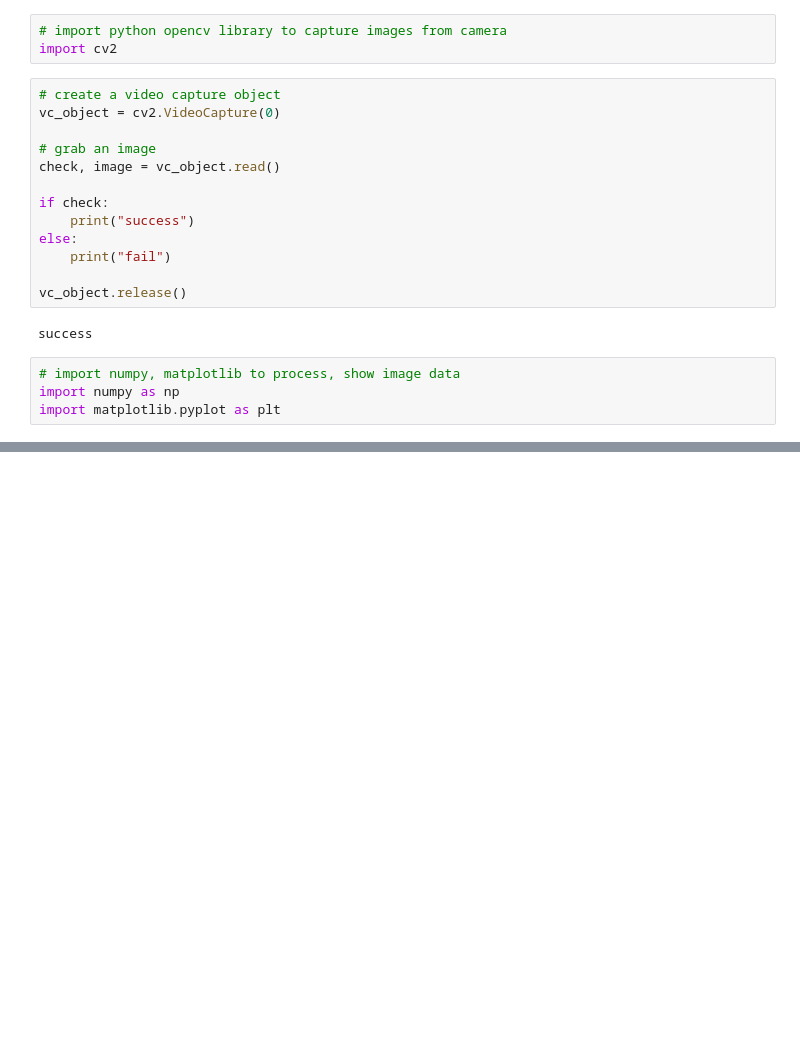
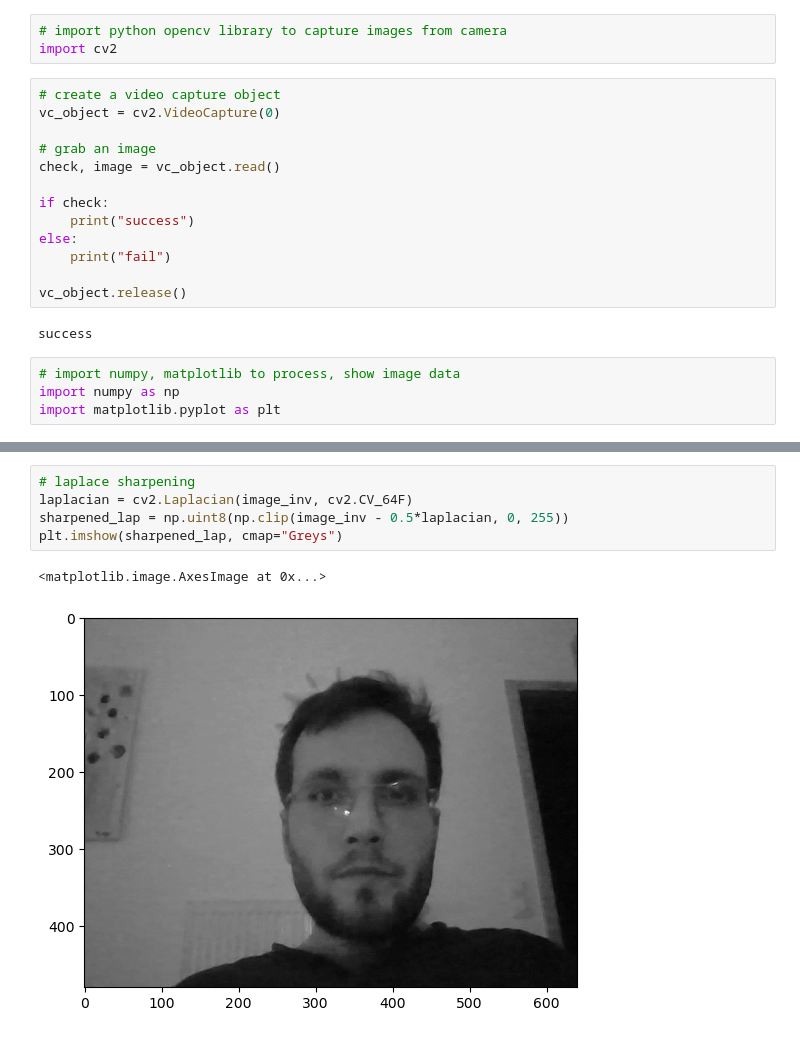
Before and after one commit to Sven90/Image_Processing, a Jupyter notebook: cam_capture.ipynb, the cells around one changed output, grey strips where cells are left out. Cells and saved outputs as stored; diff of their text form; blank space fills up the shorter version.

Commit message:
filtering and sharpening

```diff
--- a/cam_capture.ipynb
+++ b/cam_capture.ipynb
@@ -28,0 +32,8 @@ plt.imshow(image[:,:,1], cmap="Greys")
+# %%
+# laplace sharpening
+laplacian = cv2.Laplacian(image_inv, cv2.CV_64F)
+sharpened_lap = np.uint8(np.clip(image_inv - 0.5*laplacian, 0, 255))
+plt.imshow(sharpened_lap, cmap="Greys")
+# %% [output]
+<matplotlib.image.AxesImage at 0x...>
+[figure, added]
```
Also changed, not shown: parts of 2 cells of this notebook.
